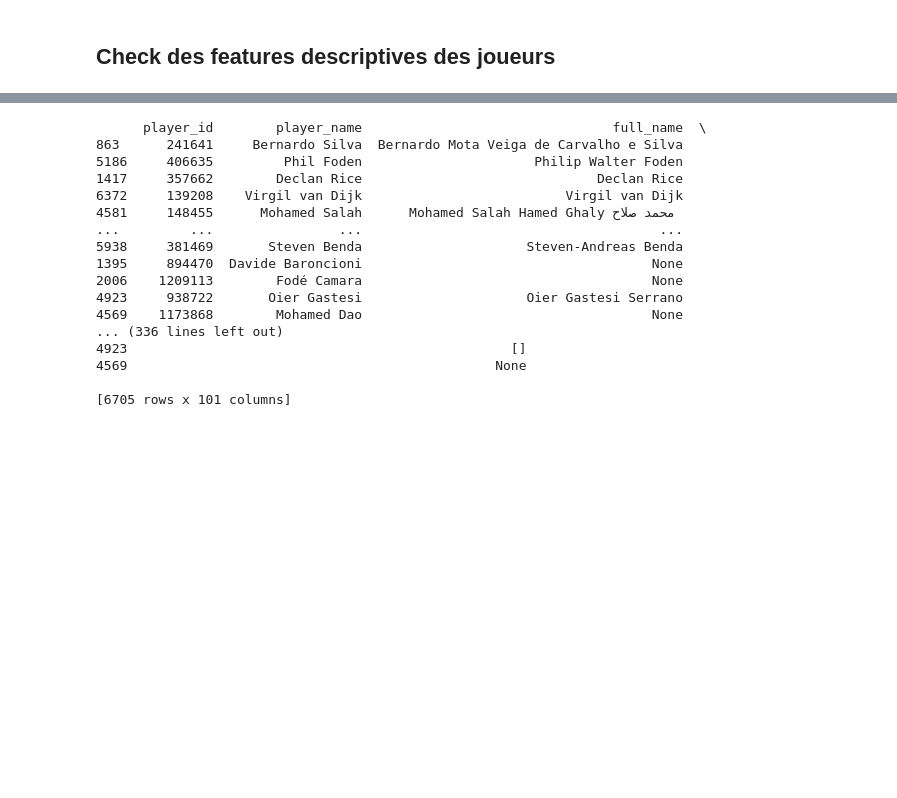
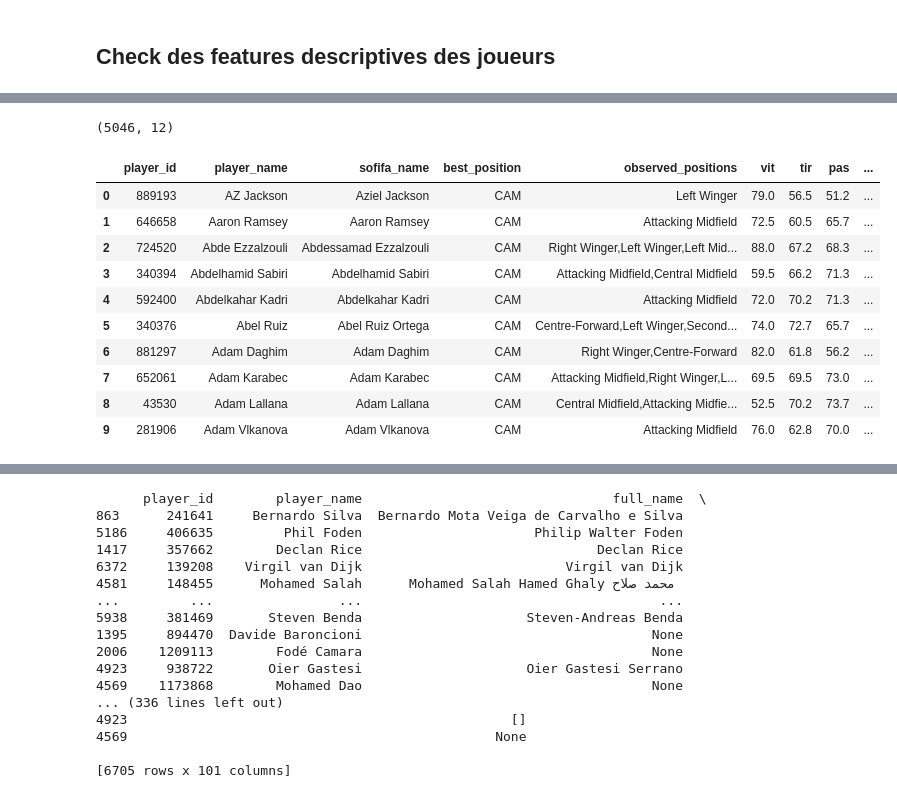
Before and after one commit to kinpintouche-star/football-predictor, a Jupyter notebook: explore_neon_tables.ipynb, the cells around one changed output, grey strips where cells are left out. Drawn from its saved outputs; the diff is of its cells as text; code cells hidden in the pictures; blank space fills up the shorter version.

Commit message:
ajout dans l'ipynb explore des valeurs de notations aggrégées pour les joueurs

```diff
--- a/explore_neon_tables.ipynb
+++ b/explore_neon_tables.ipynb
@@ -240,0 +245,78 @@ display(players_df.head())
+# %%
+# Agrégation simple des caractéristiques SoFIFA par joueur.
+# Chaque groupe est la moyenne des notes détaillées visibles dans la capture SoFIFA.
+sofifa_feature_groups = {
+    "vit": ["sprint_speed", "acceleration"],
+    "tir": ["finishing", "attack_position", "shot_power", "long_shots", "penalties", "volleys"],
+    "pas": ["vision", "crossing", "fk_accuracy", "long_passing", "short_passing", "curve"],
+    "dri": ["agility", "balance", "reactions", "composure", "ball_control", "dribbling"],
+    "defense": ["interceptions", "heading_accuracy", "defensive_awareness", "standing_tackle", "sliding_tackle"],
+    "phy": ["jumping", "stamina", "strength", "aggression"],
+    "gardien": ["gk_diving", "gk_handling", "gk_kicking", "gk_positioning", "gk_reflexes"],
+}
+
+identity_columns = [
+    "player_id",
+    "player_name",
+    "sofifa_name",
+    "best_position",
+    "observed_positions",
+]
+
+sofifa_detail_columns = sorted({
+    column
+    for columns in sofifa_feature_groups.values()
+    for column in columns
+})
+
+missing_columns = [
+    column
+    for column in identity_columns + sofifa_detail_columns
+    if column not in players_df.columns
+]
+
+if missing_columns:
+    raise KeyError(f"Colonnes absentes de players_df: {missing_columns}")
+
+players_with_sofifa_df = players_df.copy()
+
+if "has_sofifa_profile" in players_with_sofifa_df.columns:
+    has_sofifa_profile = (
+        players_with_sofifa_df["has_sofifa_profile"]
+        .fillna(0)
+        .astype(str)
+        .str.lower()
+        .isin(["1", "1.0", "true", "yes"])
+    )
+    players_with_sofifa_df = players_with_sofifa_df[has_sofifa_profile].copy()
+
+numeric_sofifa_features = players_with_sofifa_df[sofifa_detail_columns].apply(pd.to_numeric, errors="coerce")
+
+for group_name, source_columns in sofifa_feature_groups.items():
+    players_with_sofifa_df[group_name] = numeric_sofifa_features[source_columns].mean(axis=1).round(1)
+
+aggregate_columns = list(sofifa_feature_groups.keys())
+
+player_aggregate_features_df = (
+    players_with_sofifa_df[identity_columns + aggregate_columns]
+    .dropna(subset=aggregate_columns, how="all")
+    .sort_values(["best_position", "player_name"], na_position="last")
+    .reset_index(drop=True)
+)
+
+print(player_aggregate_features_df.shape)
+display(player_aggregate_features_df.head(10))
+print(player_aggregate_features_df.count())
+# %% [output]
+(5046, 12)
+|  | player_id | player_name | sofifa_name | best_position | observed_positions | vit | tir | pas | ... |
+| 0 | 889193 | AZ Jackson | Aziel Jackson | CAM | Left Winger | 79.0 | 56.5 | 51.2 | ... |
+| 1 | 646658 | Aaron Ramsey | Aaron Ramsey | CAM | Attacking Midfield | 72.5 | 60.5 | 65.7 | ... |
+| 2 | 724520 | Abde Ezzalzouli | Abdessamad Ezzalzouli | CAM | Right Winger,Left Winger,Left Mid... | 88.0 | 67.2 | 68.3 | ... |
+| 3 | 340394 | Abdelhamid Sabiri | Abdelhamid Sabiri | CAM | Attacking Midfield,Central Midfield | 59.5 | 66.2 | 71.3 | ... |
+| 4 | 592400 | Abdelkahar Kadri | Abdelkahar Kadri | CAM | Attacking Midfield | 72.0 | 70.2 | 71.3 | ... |
+| 5 | 340376 | Abel Ruiz | Abel Ruiz Ortega | CAM | Centre-Forward,Left Winger,Second... | 74.0 | 72.7 | 65.7 | ... |
+| 6 | 881297 | Adam Daghim | Adam Daghim | CAM | Right Winger,Centre-Forward | 82.0 | 61.8 | 56.2 | ... |
+| 7 | 652061 | Adam Karabec | Adam Karabec | CAM | Attacking Midfield,Right Winger,L... | 69.5 | 69.5 | 73.0 | ... |
+| 8 | 43530 | Adam Lallana | Adam Lallana | CAM | Central Midfield,Attacking Midfie... | 52.5 | 70.2 | 73.7 | ... |
+| 9 | 281906 | Adam Vlkanova | Adam Vlkanova | CAM | Attacking Midfield | 76.0 | 62.8 | 70.0 | ... |
```
Also changed, not shown: parts of 3 cells of this notebook.
